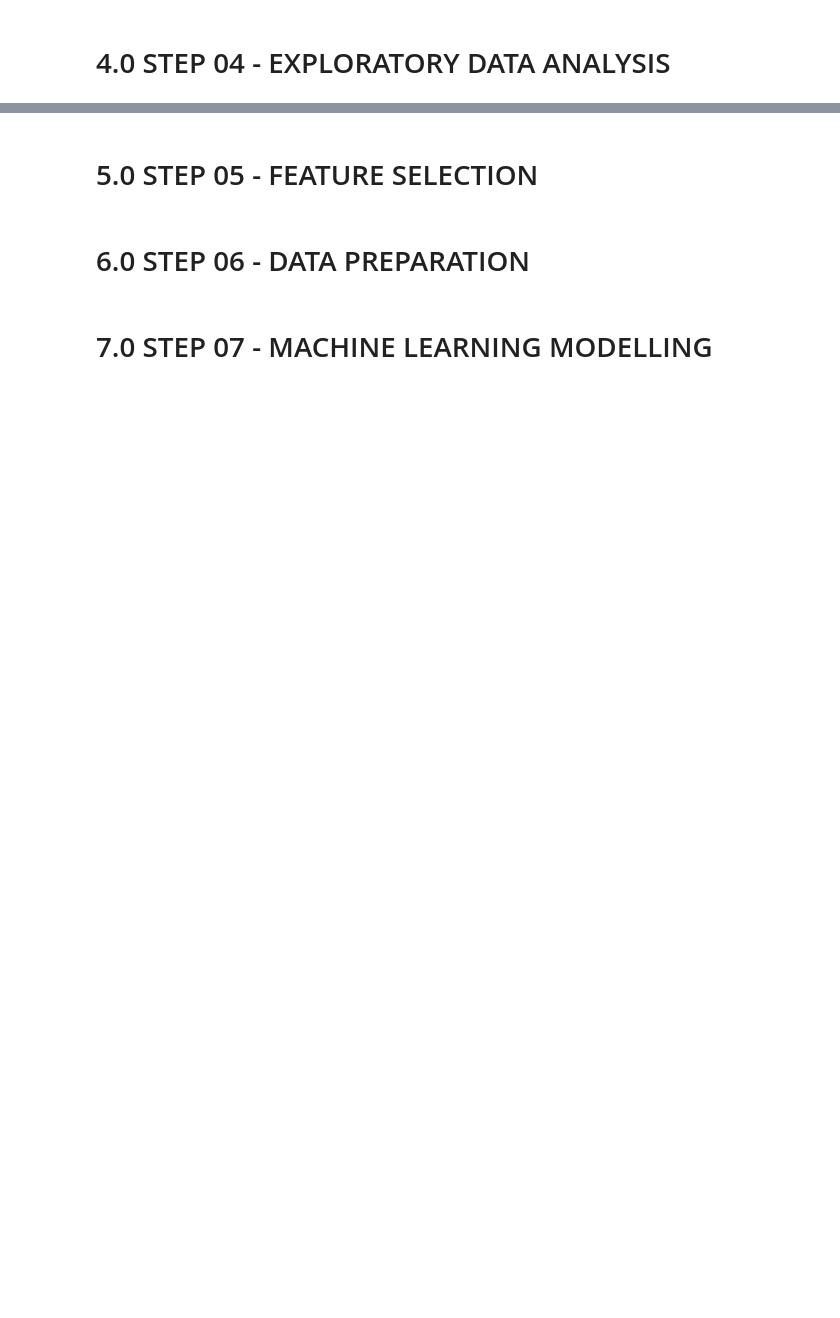
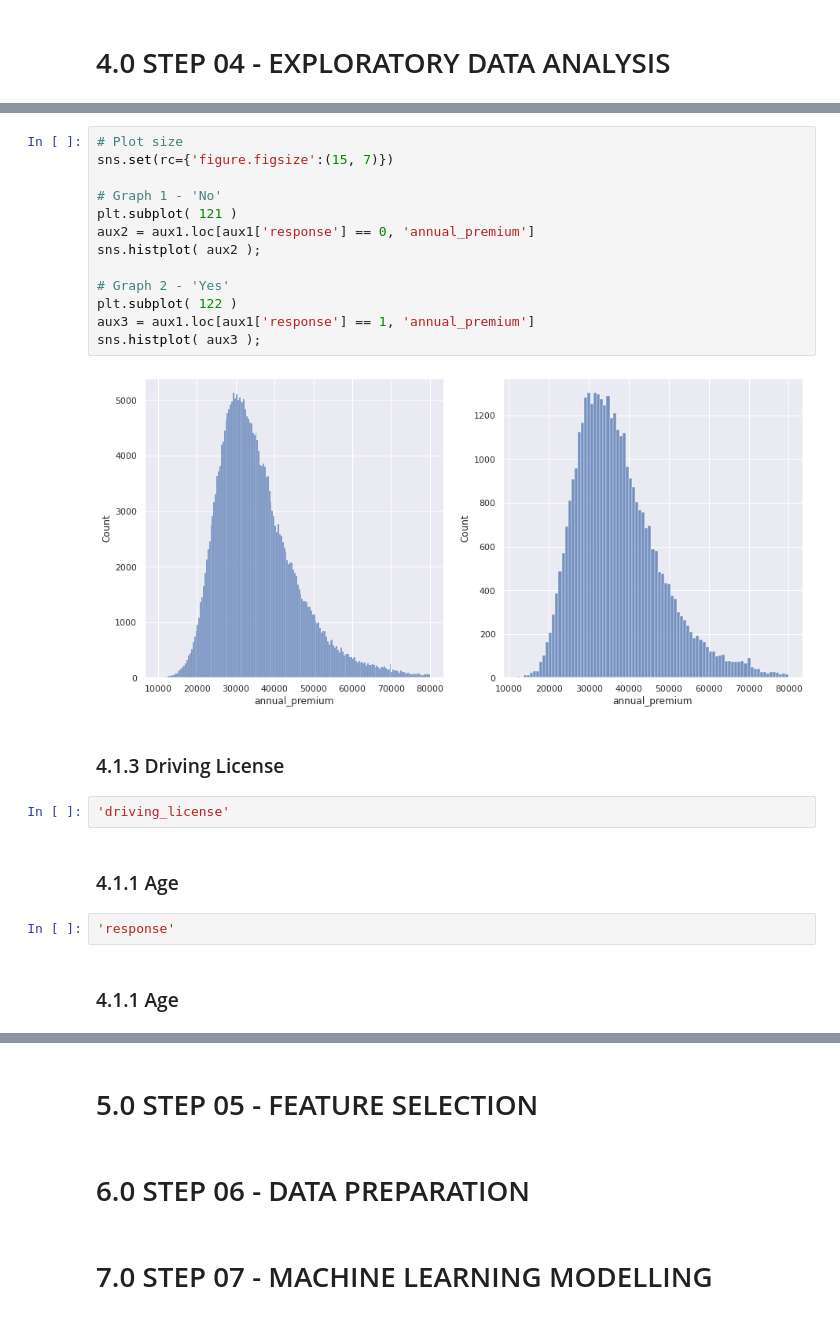
Before and after one commit to JeffersonMedines/health_insurance_cross_sell, a Jupyter notebook: notebooks/m01_v01_health_insurance_cross_sell.ipynb, the cells around one changed output, grey strips where cells are left out. Cells and saved outputs as stored; diff of their text form; blank space fills up the shorter version.

```diff
--- a/notebooks/m01_v01_health_insurance_cross_sell.ipynb
+++ b/notebooks/m01_v01_health_insurance_cross_sell.ipynb
@@ -198,0 +281,25 @@ sns.barplot( x='vehicle_age', y='id', hue='response', data=aux1 )
+# %%
+# Plot size
+sns.set(rc={'figure.figsize':(15, 7)})
+
+# Graph 1 - 'No'
+plt.subplot( 121 )
+aux2 = aux1.loc[aux1['response'] == 0, 'annual_premium']
+sns.histplot( aux2 );
+
+# Graph 2 - 'Yes'
+plt.subplot( 122 )
+aux3 = aux1.loc[aux1['response'] == 1, 'annual_premium']
+sns.histplot( aux3 );
+# %% [output]
+[figure, added]
+# %% [markdown]
+### 4.1.3 Driving License
+# %%
+'driving_license'
+# %% [markdown]
+### 4.1.1 Age
+# %%
+'response'
+# %% [markdown]
+### 4.1.1 Age
```
Also changed, not shown: parts of 28 cells of this notebook.
